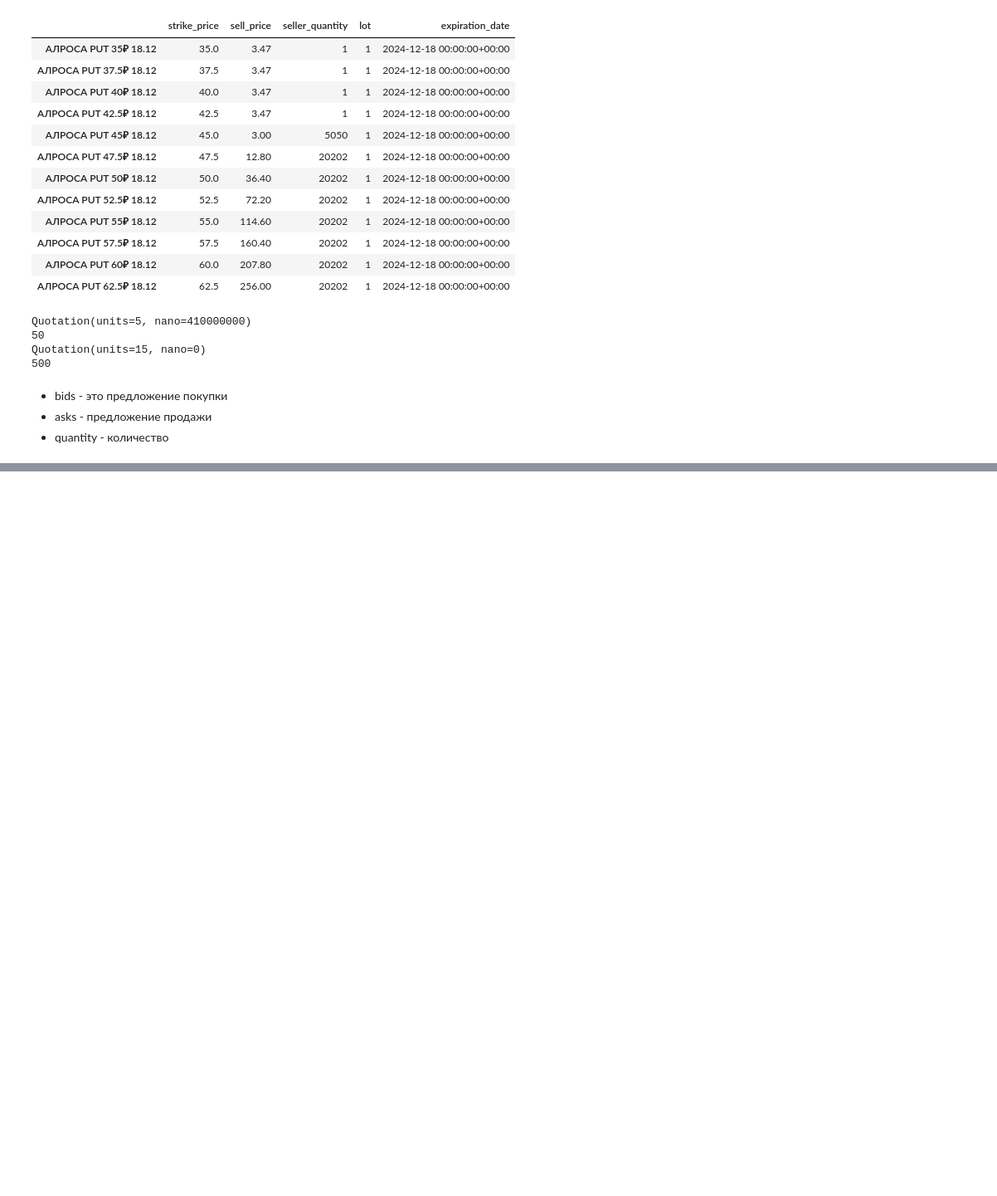
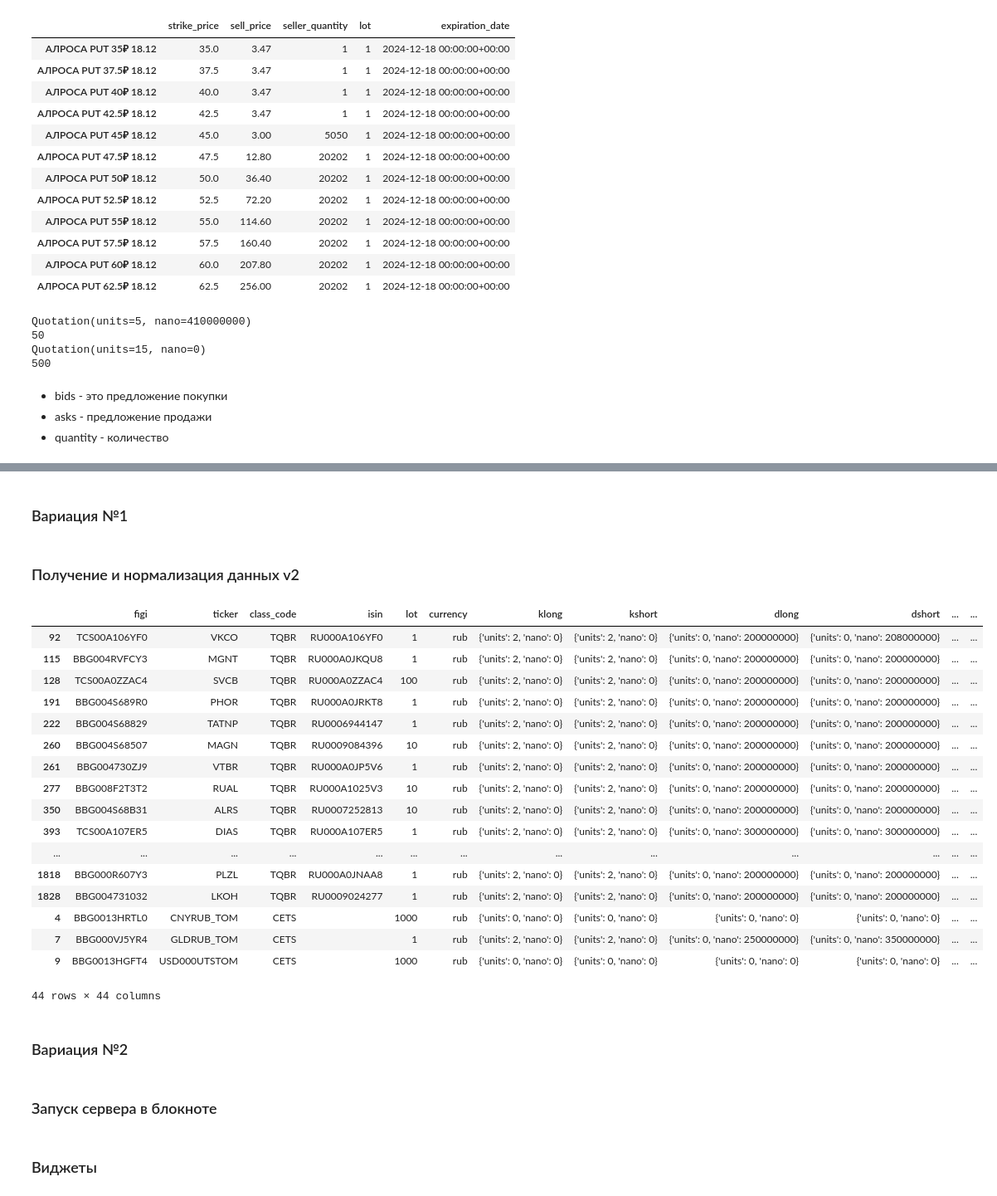
Before and after one commit to UncleVasyafromIzhevsk/TinvestOptions, a Jupyter notebook: educational_db.ipynb, the cells around one changed output, grey strips where cells are left out. Shown at 83% size. Saved outputs shown, nothing was run; the diff lists cells and outputs as text; code cells hidden in the pictures; blank space fills up the shorter version.

```diff
--- a/educational_db.ipynb
+++ b/educational_db.ipynb
@@ -1107,4 +1122,6 @@ output_notebook()
 # %% [output]
 [interactive output not drawn]
 [interactive output not drawn]
+# %% [markdown]
+### Вариация №1
 # %%
@@ -1286,3 +1346,36 @@ def bkapp(doc):
         sizing_mode="stretch_both"
     )
     doc.add_root(layout)
+# %% [markdown]
+### Получение и нормализация данных v2
+# %%
+# Получение всех опционов и запись их в фрейм
+df_all_options = pd.DataFrame((await tin.tinGetOptionsAll()).instruments)
+# Получение всех акций и валют и запись их в объединеный фрейм
+df_all_share_curr = pd.concat(
+    [(pd.DataFrame(await tin.tinGetSharesAll())), pd.DataFrame(await tin.tinGetCurrencyAll())]
+)
+# %%
+# Выборка акций и валют с опционами
+df_all_share_curr[df_all_share_curr.ticker.isin(set(df_all_options['basic_asset']))]
+# %% [output]
+|  | figi | ticker | class_code | isin | lot | currency | klong | kshort | dlong | dshort | ... | ... |
+| 92 | TCS00A106YF0 | VKCO | TQBR | RU000A106YF0 | 1 | rub | {'units': 2, 'nano': 0} | {'units': 2, 'nano': 0} | {'units': 0, 'nano': 200000000} | {'units': 0, 'nano': 208000000} | ... | ... |
+| 115 | BBG004RVFCY3 | MGNT | TQBR | RU000A0JKQU8 | 1 | rub | {'units': 2, 'nano': 0} | {'units': 2, 'nano': 0} | {'units': 0, 'nano': 200000000} | {'units': 0, 'nano': 200000000} | ... | ... |
+| 128 | TCS00A0ZZAC4 | SVCB | TQBR | RU000A0ZZAC4 | 100 | rub | {'units': 2, 'nano': 0} | {'units': 2, 'nano': 0} | {'units': 0, 'nano': 200000000} | {'units': 0, 'nano': 200000000} | ... | ... |
+| 191 | BBG004S689R0 | PHOR | TQBR | RU000A0JRKT8 | 1 | rub | {'units': 2, 'nano': 0} | {'units': 2, 'nano': 0} | {'units': 0, 'nano': 200000000} | {'units': 0, 'nano': 200000000} | ... | ... |
+| 222 | BBG004S68829 | TATNP | TQBR | RU0006944147 | 1 | rub | {'units': 2, 'nano': 0} | {'units': 2, 'nano': 0} | {'units': 0, 'nano': 200000000} | {'units': 0, 'nano': 200000000} | ... | ... |
+| 260 | BBG004S68507 | MAGN | TQBR | RU0009084396 | 10 | rub | {'units': 2, 'nano': 0} | {'units': 2, 'nano': 0} | {'units': 0, 'nano': 200000000} | {'units': 0, 'nano': 200000000} | ... | ... |
+| 261 | BBG004730ZJ9 | VTBR | TQBR | RU000A0JP5V6 | 1 | rub | {'units': 2, 'nano': 0} | {'units': 2, 'nano': 0} | {'units': 0, 'nano': 200000000} | {'units': 0, 'nano': 200000000} | ... | ... |
+| 277 | BBG008F2T3T2 | RUAL | TQBR | RU000A1025V3 | 10 | rub | {'units': 2, 'nano': 0} | {'units': 2, 'nano': 0} | {'units': 0, 'nano': 200000000} | {'units': 0, 'nano': 200000000} | ... | ... |
+| 350 | BBG004S68B31 | ALRS | TQBR | RU0007252813 | 10 | rub | {'units': 2, 'nano': 0} | {'units': 2, 'nano': 0} | {'units': 0, 'nano': 200000000} | {'units': 0, 'nano': 200000000} | ... | ... |
+| 393 | TCS00A107ER5 | DIAS | TQBR | RU000A107ER5 | 1 | rub | {'units': 2, 'nano': 0} | {'units': 2, 'nano': 0} | {'units': 0, 'nano': 300000000} | {'units': 0, 'nano': 300000000} | ... | ... |
+| ... | ... | ... | ... | ... | ... | ... | ... | ... | ... | ... | ... | ... |
+| 1818 | BBG000R607Y3 | PLZL | TQBR | RU000A0JNAA8 | 1 | rub | {'units': 2, 'nano': 0} | {'units': 2, 'nano': 0} | {'units': 0, 'nano': 200000000} | {'units': 0, 'nano': 200000000} | ... | ... |
+| 1828 | BBG004731032 | LKOH | TQBR | RU0009024277 | 1 | rub | {'units': 2, 'nano': 0} | {'units': 2, 'nano': 0} | {'units': 0, 'nano': 200000000} | {'units': 0, 'nano': 200000000} | ... | ... |
+| 4 | BBG0013HRTL0 | CNYRUB_TOM | CETS |  | 1000 | rub | {'units': 0, 'nano': 0} | {'units': 0, 'nano': 0} | {'units': 0, 'nano': 0} | {'units': 0, 'nano': 0} | ... | ... |
+| 7 | BBG000VJ5YR4 | GLDRUB_TOM | CETS |  | 1 | rub | {'units': 2, 'nano': 0} | {'units': 2, 'nano': 0} | {'units': 0, 'nano': 250000000} | {'units': 0, 'nano': 350000000} | ... | ... |
+| 9 | BBG0013HGFT4 | USD000UTSTOM | CETS |  | 1000 | rub | {'units': 0, 'nano': 0} | {'units': 0, 'nano': 0} | {'units': 0, 'nano': 0} | {'units': 0, 'nano': 0} | ... | ... |
+44 rows × 44 columns
+# %% [markdown]
+### Вариация №2
@@ -1289 +1443,3 @@ def bkapp(doc):
+# %% [markdown]
+### Запуск сервера в блокноте
 # %%
@@ -1291 +1446,3 @@ def bkapp(doc):
 show(bkapp)
+# %% [markdown]
+### Виджеты
```
Also changed, not shown: parts of 21 cells of this notebook.
